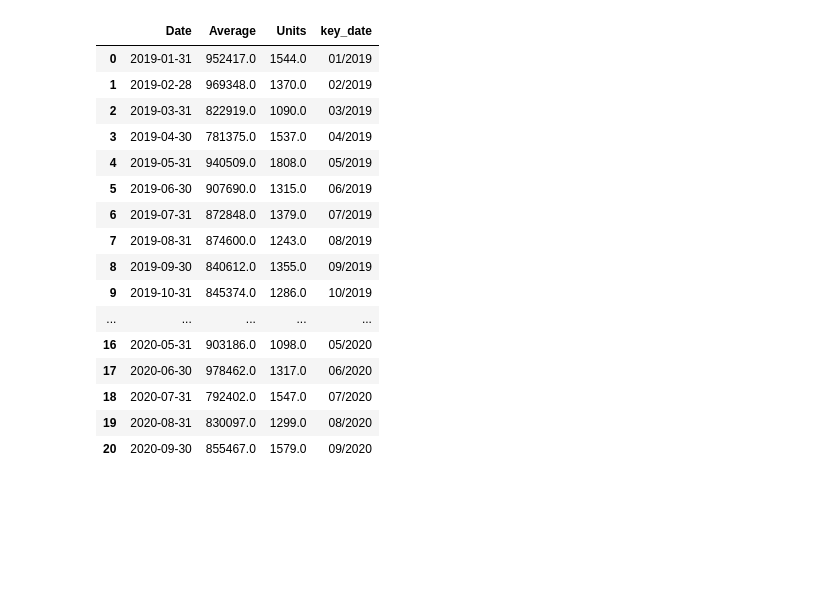
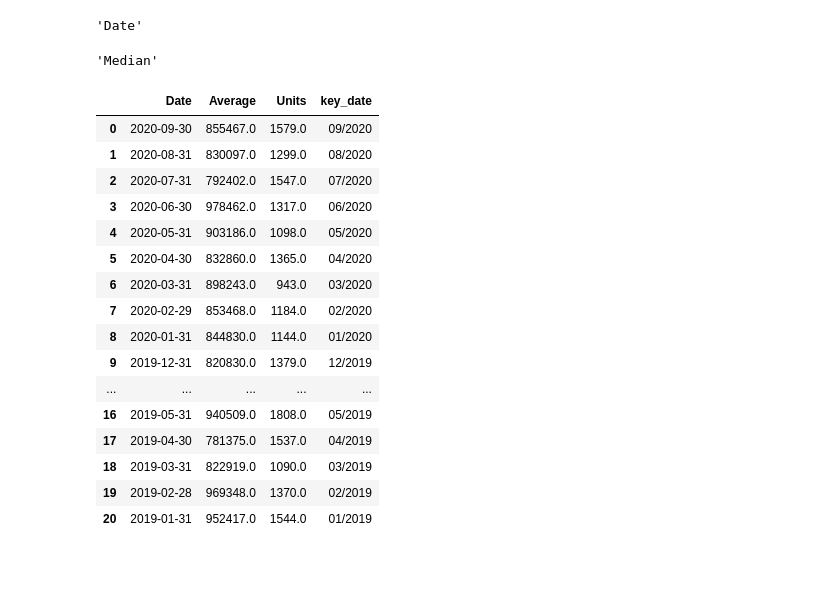
Before and after one commit to elubanska/GTA_real_estate_market, a Jupyter notebook: Sold_price.ipynb, the cells around one changed output. Saved outputs shown, nothing was run; the diff lists cells and outputs as text; code cells hidden in the pictures; blank space fills up the shorter version.

```diff
--- a/Sold_price.ipynb
+++ b/Sold_price.ipynb
@@ -6,6 +6,6 @@ import quandl
 from pprint import pprint
 import datetime as dt
 
-quandl.ApiConfig.api_key = 'x_XCDoMssgvRUBStbiPn'
-
-response_one = quandl.get('CMHC/HPPA50_ON')
+url = 'https://www.quandl.com/api/v3/datasets/CMHC/HPPA50_ON.json?api_key=9aGzLsxCKNH7a9NEiKi5'
+response = requests.get(url).json()
+pprint(response)
@@ -34,22 +30,37 @@ response_df
-# %%
-
-response_df['key_date'] = response_df['Date'].dt.strftime('%m/%Y')
-response_df
-# %% [output]
-|  | Date | Average | Units | key_date |
-| 0 | 2019-01-31 | 952417.0 | 1544.0 | 01/2019 |
-| 1 | 2019-02-28 | 969348.0 | 1370.0 | 02/2019 |
-| 2 | 2019-03-31 | 822919.0 | 1090.0 | 03/2019 |
-| 3 | 2019-04-30 | 781375.0 | 1537.0 | 04/2019 |
-| 4 | 2019-05-31 | 940509.0 | 1808.0 | 05/2019 |
-| 5 | 2019-06-30 | 907690.0 | 1315.0 | 06/2019 |
-| 6 | 2019-07-31 | 872848.0 | 1379.0 | 07/2019 |
-| 7 | 2019-08-31 | 874600.0 | 1243.0 | 08/2019 |
-| 8 | 2019-09-30 | 840612.0 | 1355.0 | 09/2019 |
-| 9 | 2019-10-31 | 845374.0 | 1286.0 | 10/2019 |
-| ... | ... | ... | ... | ... |
-| 16 | 2020-05-31 | 903186.0 | 1098.0 | 05/2020 |
-| 17 | 2020-06-30 | 978462.0 | 1317.0 | 06/2020 |
-| 18 | 2020-07-31 | 792402.0 | 1547.0 | 07/2020 |
-| 19 | 2020-08-31 | 830097.0 | 1299.0 | 08/2020 |
-| 20 | 2020-09-30 | 855467.0 | 1579.0 | 09/2020 |
+# %%
+response['dataset']['column_names'][0]
+# %% [output]
+'Date'
+# %%
+response['dataset']['column_names'][5]
+# %% [output]
+'Median'
+# %%
+
+response_df = pd.DataFrame(response ['dataset']['data'])
+response_df.columns = response['dataset']['column_names']
+response_final = response_df.loc[response_df['Date'] > '2019-01-01',['Date','Average', 'Units']]
+response_final['Date'] = pd.to_datetime(response_final.Date, format='%Y-%m-%d')
+response_final['key_date'] = response_final['Date'].dt.strftime('%m/%Y')
+
+response_final.head(30)
+# %% [output]
+|  | Date | Average | Units | key_date |
+| 0 | 2020-09-30 | 855467.0 | 1579.0 | 09/2020 |
+| 1 | 2020-08-31 | 830097.0 | 1299.0 | 08/2020 |
+| 2 | 2020-07-31 | 792402.0 | 1547.0 | 07/2020 |
+| 3 | 2020-06-30 | 978462.0 | 1317.0 | 06/2020 |
+| 4 | 2020-05-31 | 903186.0 | 1098.0 | 05/2020 |
+| 5 | 2020-04-30 | 832860.0 | 1365.0 | 04/2020 |
+| 6 | 2020-03-31 | 898243.0 | 943.0 | 03/2020 |
+| 7 | 2020-02-29 | 853468.0 | 1184.0 | 02/2020 |
+| 8 | 2020-01-31 | 844830.0 | 1144.0 | 01/2020 |
+| 9 | 2019-12-31 | 820830.0 | 1379.0 | 12/2019 |
+| ... | ... | ... | ... | ... |
+| 16 | 2019-05-31 | 940509.0 | 1808.0 | 05/2019 |
+| 17 | 2019-04-30 | 781375.0 | 1537.0 | 04/2019 |
+| 18 | 2019-03-31 | 822919.0 | 1090.0 | 03/2019 |
+| 19 | 2019-02-28 | 969348.0 | 1370.0 | 02/2019 |
+| 20 | 2019-01-31 | 952417.0 | 1544.0 | 01/2019 |
+# %% [markdown]
+###
```
Also changed, not shown: parts of 2 cells of this notebook.
